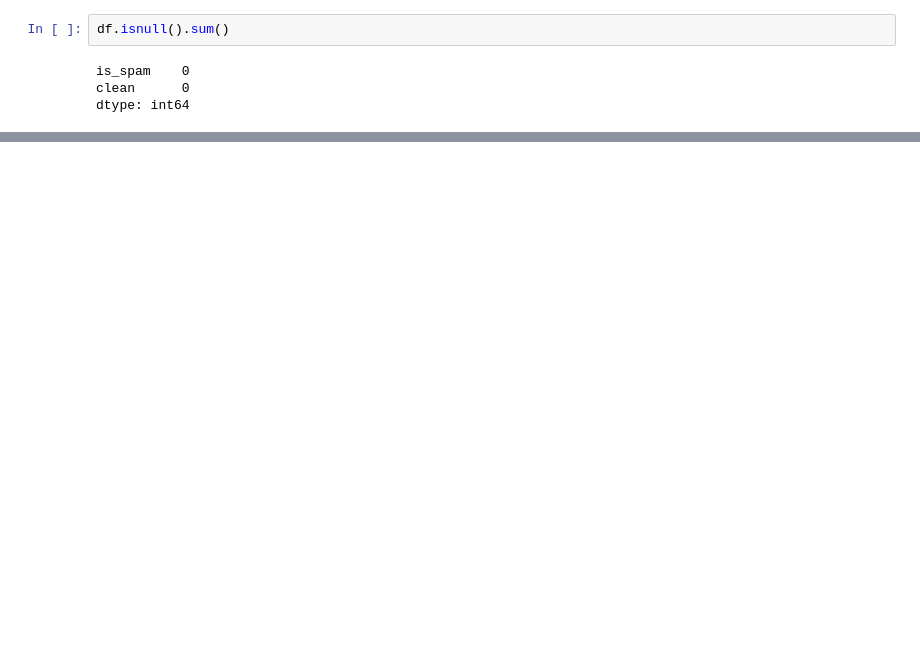
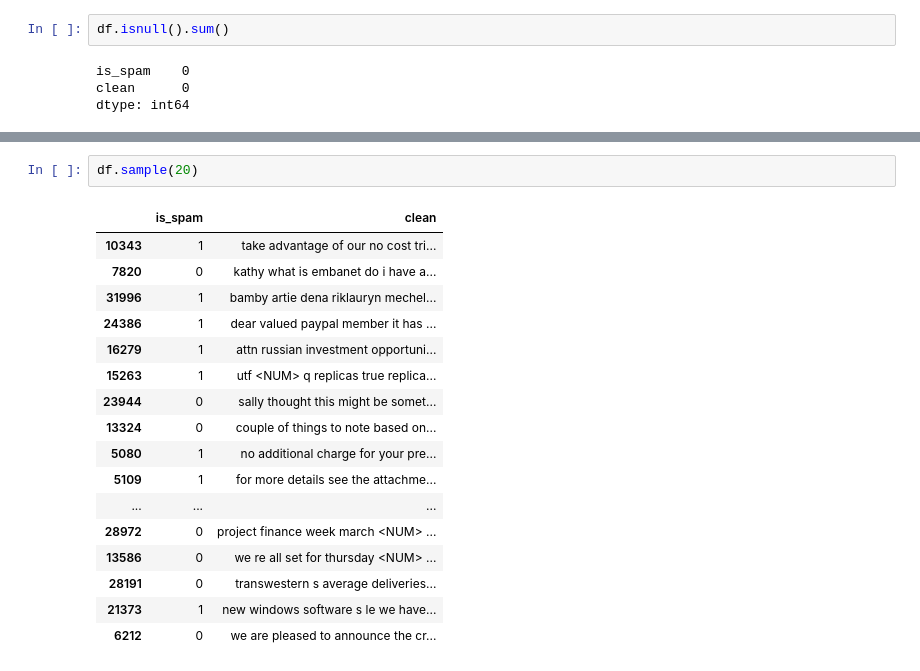
Before and after one commit to Hieuuum/phish-stx, a Jupyter notebook: notebooks/enron.ipynb, the cells around one changed output, grey strips where cells are left out. Drawn from its saved outputs; the diff is of its cells as text; blank space fills up the shorter version.

```diff
--- a/notebooks/enron.ipynb
+++ b/notebooks/enron.ipynb
@@ -205,0 +383,20 @@ len(df)
+# %%
+df.sample(20)
+# %% [output]
+|  | is_spam | clean |
+| 10343 | 1 | take advantage of our no cost tri... |
+| 7820 | 0 | kathy what is embanet do i have a... |
+| 31996 | 1 | bamby artie dena riklauryn mechel... |
+| 24386 | 1 | dear valued paypal member it has ... |
+| 16279 | 1 | attn russian investment opportuni... |
+| 15263 | 1 | utf <NUM> q replicas true replica... |
+| 23944 | 0 | sally thought this might be somet... |
+| 13324 | 0 | couple of things to note based on... |
+| 5080 | 1 | no additional charge for your pre... |
+| 5109 | 1 | for more details see the attachme... |
+| ... | ... | ... |
+| 28972 | 0 | project finance week march <NUM> ... |
+| 13586 | 0 | we re all set for thursday <NUM> ... |
+| 28191 | 0 | transwestern s average deliveries... |
+| 21373 | 1 | new windows software s le we have... |
+| 6212 | 0 | we are pleased to announce the cr... |
```
Also changed, not shown: parts of 34 cells of this notebook, 2 other files.
